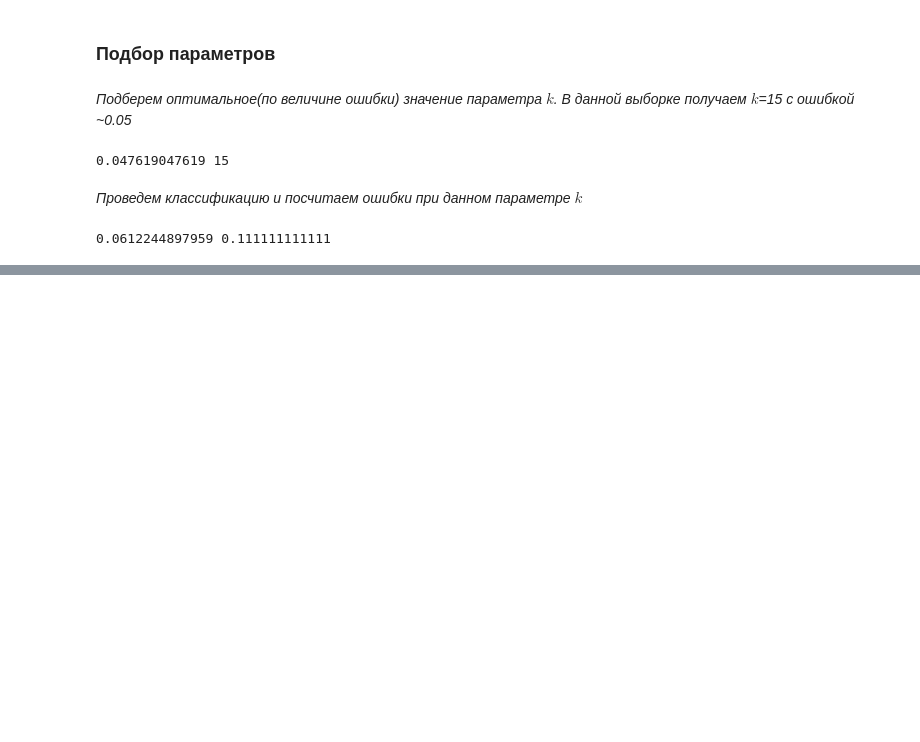
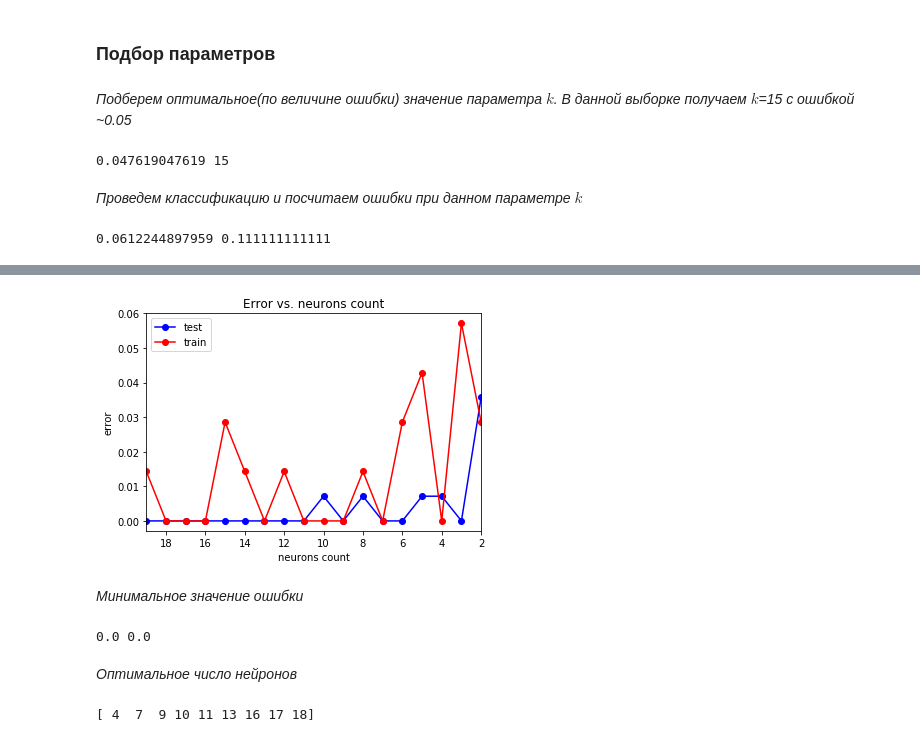
Before and after one commit to ValManP/MachineLearningCourse, a Jupyter notebook: ML_seeds_hw_Pozdiaev.ipynb, the cells around one changed output, grey strips where cells are left out. Cells and saved outputs as stored; diff of their text form; code cells hidden in the pictures; blank space fills up the shorter version.

```diff
--- a/ML_seeds_hw1_Pozdiaev.ipynb
+++ b/ML_seeds_hw_Pozdiaev.ipynb
@@ -731,0 +836,40 @@ print(err_train, err_test)
+# %%
+neurons_arr = np.arange(2, 20, 1)
+test_err = []
+train_err = []
+for neurons in neurons_arr:
+    mlp_model = MLPClassifier(hidden_layer_sizes = (neurons,),
+                              solver = 'lbfgs', activation = 'logistic', random_state = 24)
+    mlp_model.fit(X_train, y_train)
+
+    y_train_pred = mlp_model.predict(X_train)
+    y_test_pred = mlp_model.predict(X_test)
+    train_err.append(np.mean(y_train != y_train_pred))
+    test_err.append(np.mean(y_test != y_test_pred))
+# %%
+plt.plot(neurons_arr, train_err, 'b-o', label = 'test')
+plt.plot(neurons_arr, test_err, 'r-o', label = 'train')
+plt.xlim([np.max(neurons_arr), np.min(neurons_arr)])
+plt.title('Error vs. neurons count')
+plt.xlabel('neurons count')
+plt.ylabel('error')
+plt.legend()
+pass
+# %% [output]
+[figure, added]
+# %% [markdown]
+_Минимальное значение ошибки_
+# %%
+min_train_err = np.min(train_err)
+min_test_err = np.min(test_err)
+print(min_train_err, min_test_err)
+# %% [output]
+0.0 0.0
+# %% [markdown]
+_Оптимальное число нейронов_
+# %%
+neurons_opt = neurons_arr[test_err == min_test_err]
+print(neurons_opt)
+neurons_opt = neurons_opt[0]
+# %% [output]
+[ 4  7  9 10 11 13 16 17 18]
```
Also changed, not shown: parts of 21 cells of this notebook.
